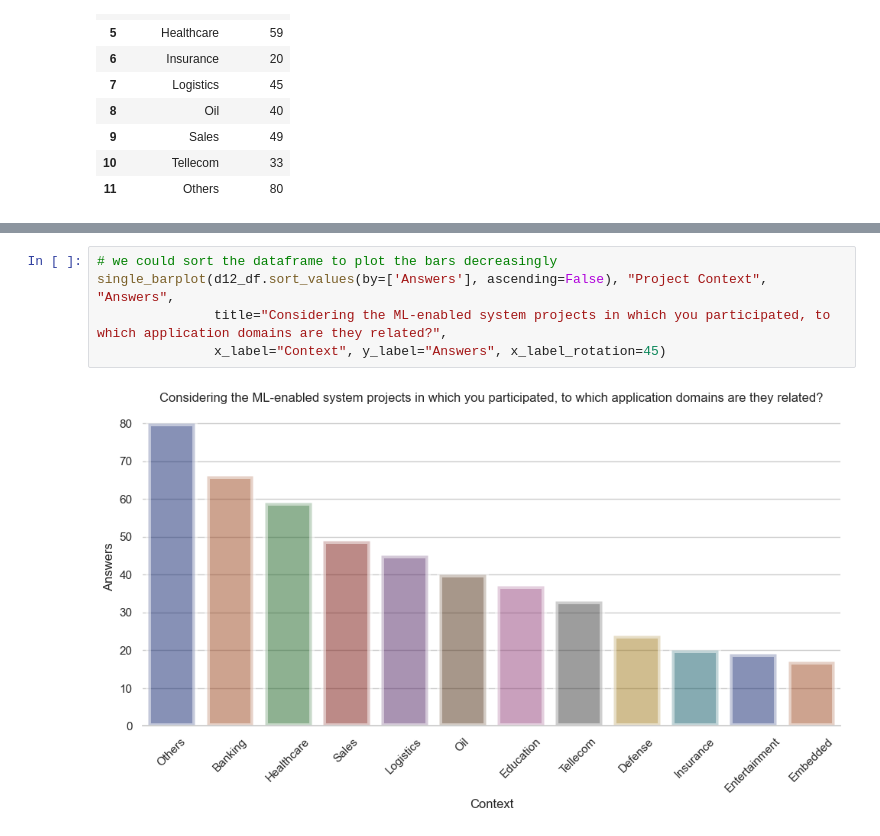
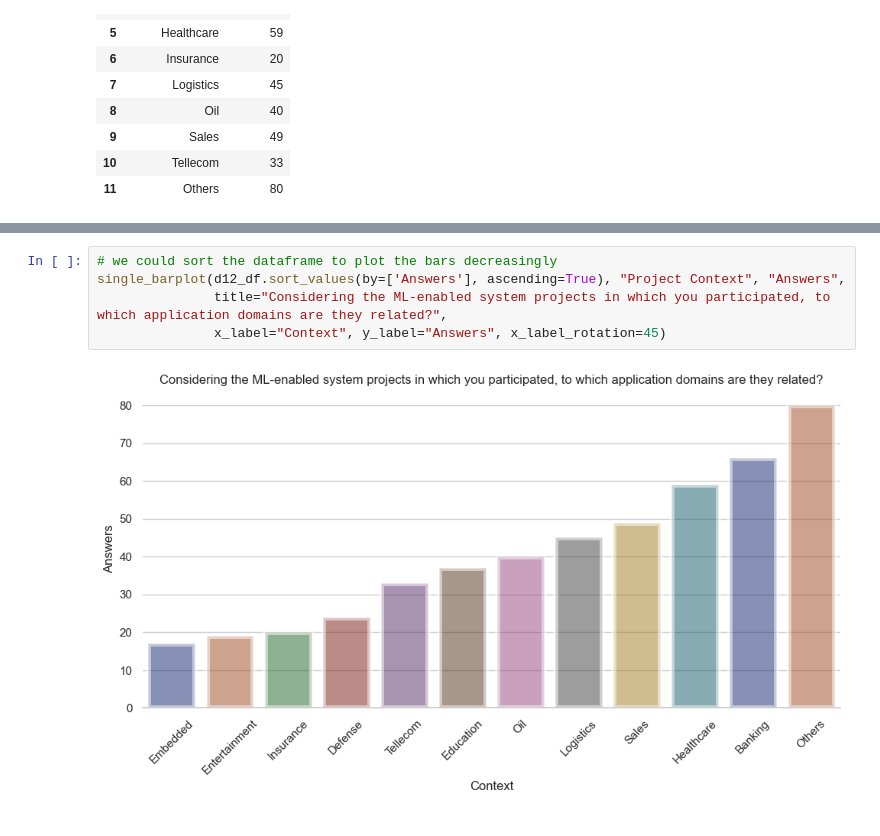
Before and after one commit to Software-Science-Lab-PUC-Rio/napiml-analysis, a Jupyter notebook: Análises/D12.ipynb, the cells around one changed output, grey strips where cells are left out. Cells and saved outputs as stored; diff of their text form.

```diff
--- a/Análises/D12.ipynb
+++ b/Análises/D12.ipynb
@@ -85,8 +85,8 @@ single_barplot(d12_df, "Project Context", "Answers",
 [figure]
 # %%
 # we could sort the dataframe to plot the bars decreasingly
-single_barplot(d12_df.sort_values(by=['Answers'], ascending=False), "Project Context", "Answers",
+single_barplot(d12_df.sort_values(by=['Answers'], ascending=True), "Project Context", "Answers",
                title="Considering the ML-enabled system projects in which you participated, to which application domains are they related?",
                x_label="Context", y_label="Answers", x_label_rotation=45)
 # %% [output]
-[figure, old version]
+[figure, new version]
```
Also changed, not shown: parts of 1 cell of this notebook, 1 other file.
